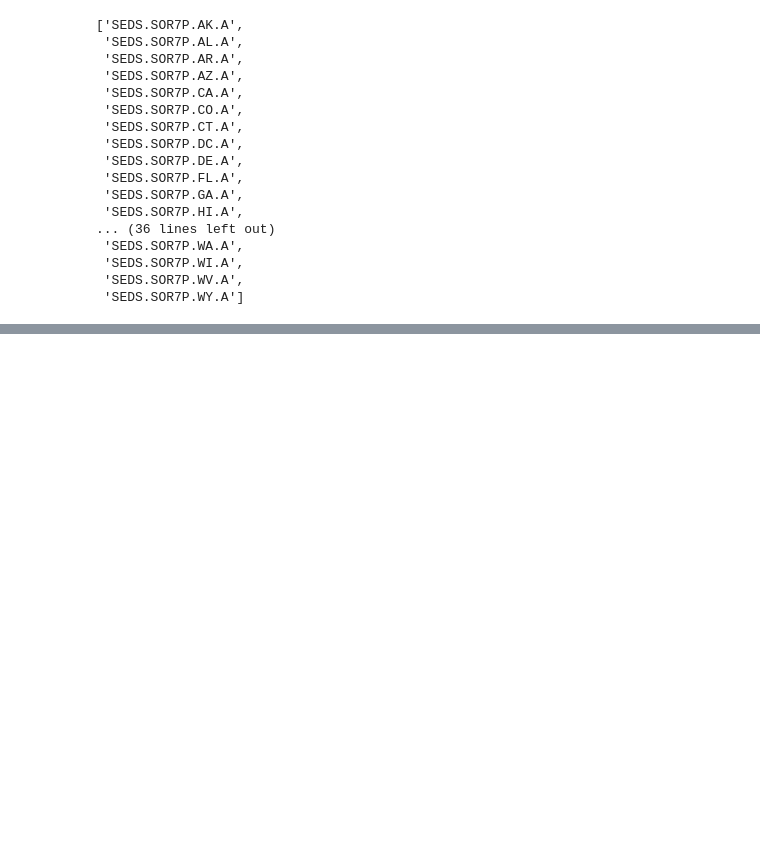
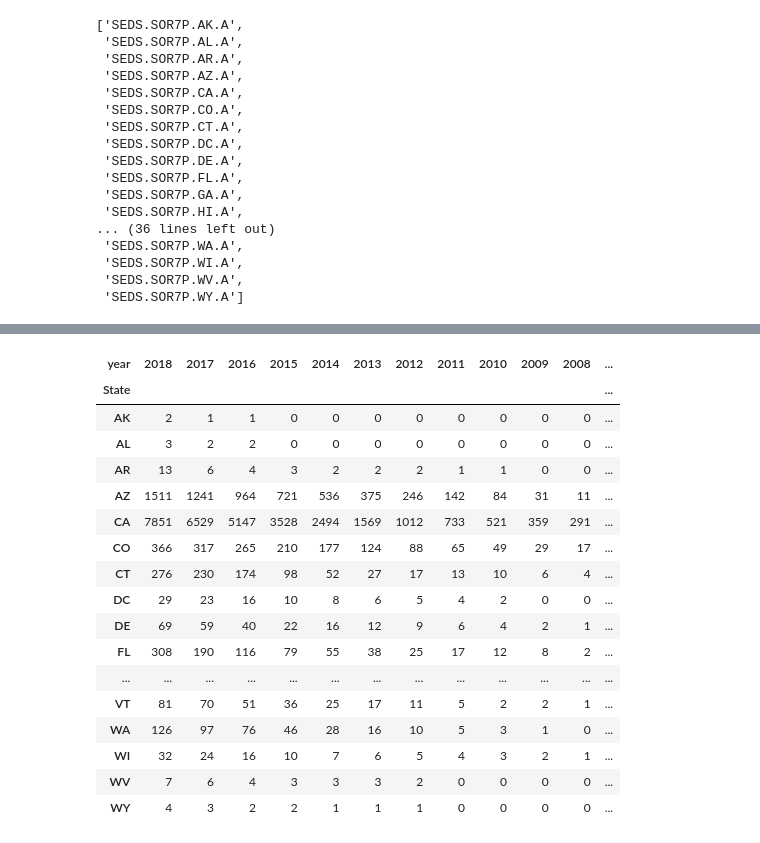
Before and after one commit to MabelDS89/Project-1, a Jupyter notebook: solar_main.ipynb, the cells around one changed output, grey strips where cells are left out. Drawn from its saved outputs; the diff is of its cells as text; code cells hidden in the pictures; blank space fills up the shorter version.

```diff
--- a/solar_main.ipynb
+++ b/solar_main.ipynb
@@ -118,0 +219,4 @@ df
+# %%
+residential_solar_df = df.T
+
+residential_solar_df
@@ -118,0 +241,22 @@ df
+# %%
+residential_solar_df.index.names=["State"]
+residential_solar_df
+# %% [output]
+| year | 2018 | 2017 | 2016 | 2015 | 2014 | 2013 | 2012 | 2011 | 2010 | 2009 | 2008 | ... |
+| State |  |  |  |  |  |  |  |  |  |  |  | ... |
+| AK | 2 | 1 | 1 | 0 | 0 | 0 | 0 | 0 | 0 | 0 | 0 | ... |
+| AL | 3 | 2 | 2 | 0 | 0 | 0 | 0 | 0 | 0 | 0 | 0 | ... |
+| AR | 13 | 6 | 4 | 3 | 2 | 2 | 2 | 1 | 1 | 0 | 0 | ... |
+| AZ | 1511 | 1241 | 964 | 721 | 536 | 375 | 246 | 142 | 84 | 31 | 11 | ... |
+| CA | 7851 | 6529 | 5147 | 3528 | 2494 | 1569 | 1012 | 733 | 521 | 359 | 291 | ... |
+| CO | 366 | 317 | 265 | 210 | 177 | 124 | 88 | 65 | 49 | 29 | 17 | ... |
+| CT | 276 | 230 | 174 | 98 | 52 | 27 | 17 | 13 | 10 | 6 | 4 | ... |
+| DC | 29 | 23 | 16 | 10 | 8 | 6 | 5 | 4 | 2 | 0 | 0 | ... |
+| DE | 69 | 59 | 40 | 22 | 16 | 12 | 9 | 6 | 4 | 2 | 1 | ... |
+| FL | 308 | 190 | 116 | 79 | 55 | 38 | 25 | 17 | 12 | 8 | 2 | ... |
+| ... | ... | ... | ... | ... | ... | ... | ... | ... | ... | ... | ... | ... |
+| VT | 81 | 70 | 51 | 36 | 25 | 17 | 11 | 5 | 2 | 2 | 1 | ... |
+| WA | 126 | 97 | 76 | 46 | 28 | 16 | 10 | 5 | 3 | 1 | 0 | ... |
+| WI | 32 | 24 | 16 | 10 | 7 | 6 | 5 | 4 | 3 | 2 | 1 | ... |
+| WV | 7 | 6 | 4 | 3 | 3 | 3 | 2 | 0 | 0 | 0 | 0 | ... |
+| WY | 4 | 3 | 2 | 2 | 1 | 1 | 1 | 0 | 0 | 0 | 0 | ... |
```
Also changed, not shown: parts of 7 cells of this notebook.
